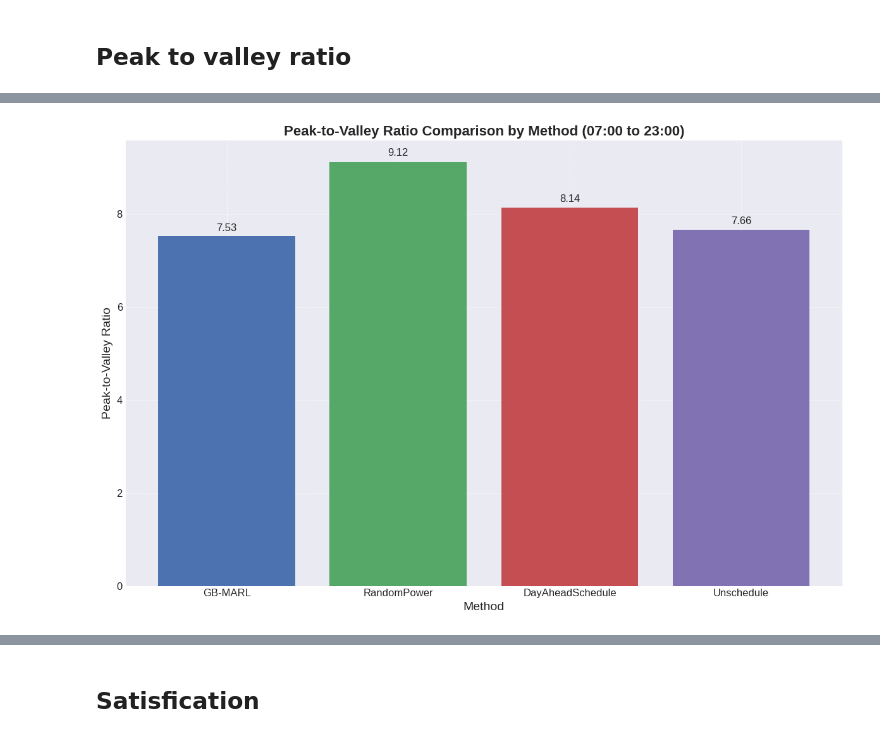
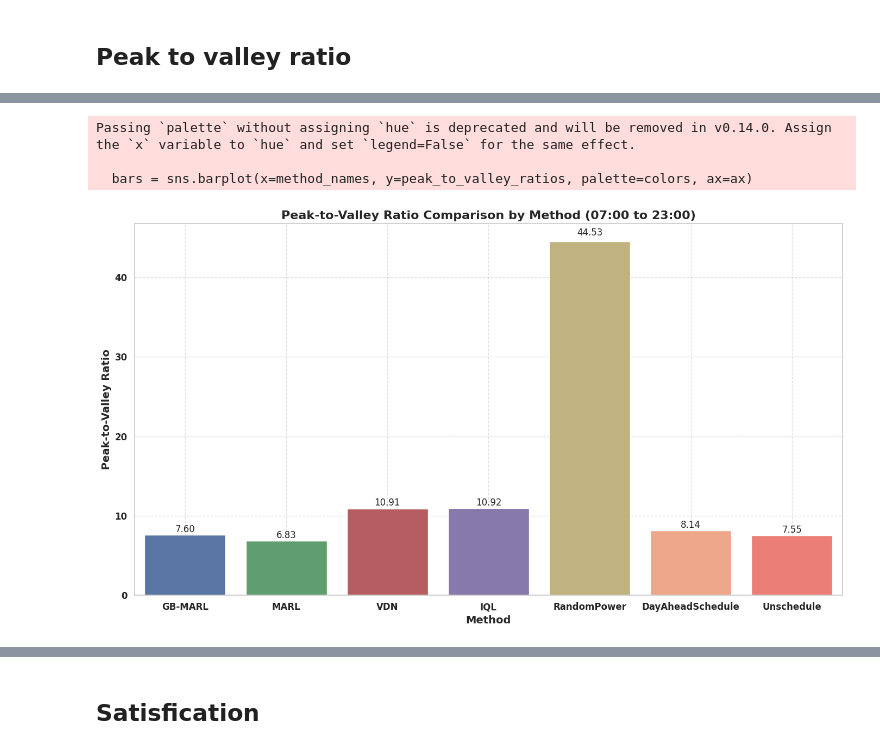
Before and after one commit to carlwang49/MY_WORK, a Jupyter notebook: Evaluation.ipynb, the cells around one changed output, grey strips where cells are left out. Drawn from its saved outputs; the diff is of its cells as text; code cells hidden in the pictures.

Commit message:
set Unschedule

```diff
--- a/Evaluation.ipynb
+++ b/Evaluation.ipynb
@@ -289,24 +320,36 @@ Total overload penalty for Unschedule from 2018-07-02 00:00:00 to 2018-07-03 00:
 import pandas as pd
 import matplotlib.pyplot as plt
 from datetime import datetime, time
+import seaborn as sns
 
 # 讀取每個方法的 CSV 文件
-MADDPG_file = './Result/MARL/2/building_loading_history.csv'
-Random_file = './Result/RandomPower/5/building_loading_history.csv'
+MADDPG_file = './Result/GB-MARL-Discrete/2/building_loading_history.csv'
+MARL_file = './Result/MADDPG/73/building_loading_history.csv'
+Random_file = './Result/RandomPower_07-01_10-01_10/1/building_loading_history.csv'
 DayAhead_file = './Result/DayAheadSchedule/26/building_loading_history.csv'
-Unschedule_file = './Result/Unschedule/13/building_loading_history.csv'
+Unschedule_file = './Result/Unschedule_07-01_10-01_10/2/building_loading_history.csv'
+VDN_file = './Result/VDN/2/building_loading_history.csv'
+IQL_file = './Result/IQL/3/building_loading_history.csv'
 
-methods = [MADDPG_file, Random_file, DayAhead_file, Unschedule_file]
-method_names = ['GB-MARL', 'RandomPower', 'DayAheadSchedule', 'Unschedule']
+methods = [MARL_file, MADDPG_file, VDN_file, IQL_file, Random_file, DayAhead_file, Unschedule_file]
+method_names = ['GB-MARL', 'MARL', 'VDN', 'IQL', 'RandomPower', 'DayAheadSchedule', 'Unschedule']
 data_frames = []
 
 for method in methods:
     df = pd.read_csv(method)
     data_frames.append(df)
 
-# 選定的時間範圍
-start_date = datetime(2018, 7, 1)
-end_date = datetime(2018, 7, 2)
+# 从环境变量中读取日期字符串并解析为 datetime 对象
+start_datetime_str = os.getenv('START_DATETIME', '2018-07-01')
+end_datetime_str = os.getenv('END_DATETIME', '2018-10-01')
+
+# 解析为 datetime 对象
+start_datetime = datetime.strptime(start_datetime_str, '%Y-%m-%d')
+end_datetime = datetime.strptime(end_datetime_str, '%Y-%m-%d')
+
+# 选定的时间范围
+start_time = start_datetime
+end_time = end_datetime
 
 # 定義每天的時間範圍
 start_time = time(7, 0, 0)
@@ -330,25 +373,28 @@ for df, method_name in zip(data_frames, method_names):
     print(f'Peak-to-Valley Ratio for {method_name} from {start_date} to {end_date} (07:00 to 23:00): {peak_to_valley_ratio:.2f}')
 
 # 設置圖表樣式
-plt.style.use('seaborn-darkgrid')
+sns.set(style="whitegrid")
+
+# 定義顏色列表，包含新的淺橙色
+colors = ['#4C72B0', '#55A868', '#C44E52', '#8172B3', '#CCB974', '#FFA07A', '#FF6F61']
 
 # 繪製長條圖
-fig, ax = plt.subplots(figsize=(12, 8))
-bars = ax.bar(method_names, peak_to_valley_ratios, color=['#4C72B0', '#55A868', '#C44E52', '#8172B3'])
+fig, ax = plt.subplots(figsize=(14, 8))
+bars = sns.barplot(x=method_names, y=peak_to_valley_ratios, palette=colors, ax=ax)
 
 # 添加標籤和圖例
-ax.set_xlabel('Method', fontsize=14)
-ax.set_ylabel('Peak-to-Valley Ratio', fontsize=14)
+ax.set_xlabel('Method', fontsize=14, fontweight='bold')
+ax.set_ylabel('Peak-to-Valley Ratio', fontsize=14, fontweight='bold')
 ax.set_title('Peak-to-Valley Ratio Comparison by Method (07:00 to 23:00)', fontsize=16, fontweight='bold')
 ax.grid(True, linestyle='--', alpha=0.6)
 
 # 顯示峰谷比在每個柱子上方
-for bar in bars:
-    yval = bar.get_height()
-    ax.text(bar.get_x() + bar.get_width()/2, yval + 0.01 * yval, f'{yval:.2f}', ha='center', va='bottom', fontsize=12)
+for bar, yval in zip(bars.patches, peak_to_valley_ratios):
+    height = bar.get_height()
+    ax.text(bar.get_x() + bar.get_width()/2, height + 0.01 * height, f'{height:.2f}', ha='center', va='bottom', fontsize=12)
 
-plt.xticks(fontsize=12)
-plt.yticks(fontsize=12)
+plt.xticks(fontsize=12, fontweight='bold')
+plt.yticks(fontsize=12, fontweight='bold')
 plt.tight_layout()
 
 plt.show()
@@ -360 +409,4 @@ Peak-to-Valley Ratio for Unschedule from 2018-07-01 00:00:00 to 2018-07-02 00:00
+Passing `palette` without assigning `hue` is deprecated and will be removed in v0.14.0. Assign the `x` variable to `hue` and set `legend=False` for the same effect.
+
+  bars = sns.barplot(x=method_names, y=peak_to_valley_ratios, palette=colors, ax=ax)
-[figure, old version]
+[figure, new version]
```
Also changed, not shown: parts of 5 cells of this notebook, 6 other files.
